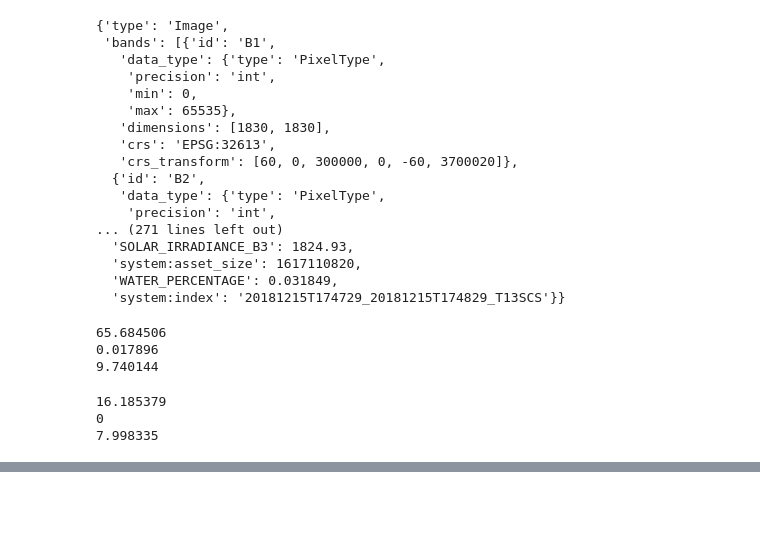
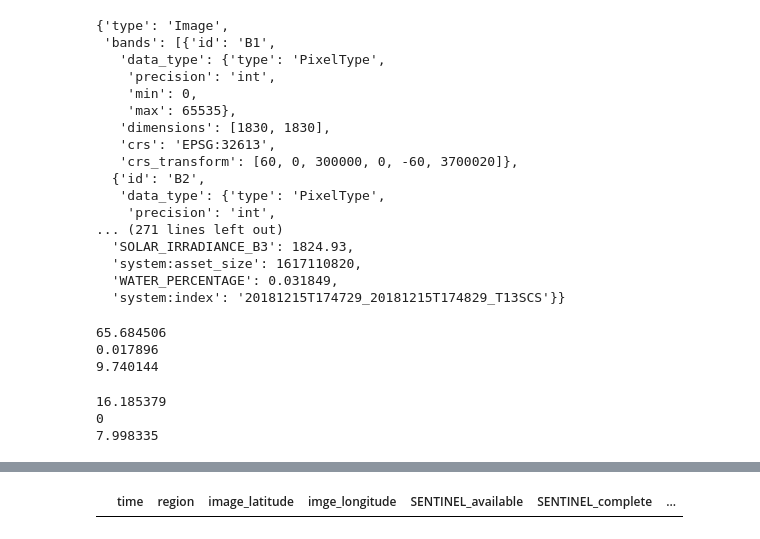
Before and after one commit to cedricmjohn/marswinds, a Jupyter notebook: notebooks/cedric_practice_dataset_generator.ipynb, the cells around one changed output, grey strips where cells are left out. Cells and saved outputs as stored; diff of their text form; code cells hidden in the pictures; blank space fills up the shorter version.

```diff
--- a/notebooks/cedric_practice_dataset_generator.ipynb
+++ b/notebooks/cedric_practice_dataset_generator.ipynb
@@ -563,0 +533,14 @@ Name: folder, dtype: int64
+# %%
+d = {"time":[],
+    "region":[],
+    "image_latitude":[],
+    "imge_longitude":[],
+     "SENTINEL_available":[],
+     "SENTINEL_complete":[],
+     "LANDSAT_available":[],
+     "LANDSAT_complete":[],
+     "file_name":[]
+    }
+pd.DataFrame.from_dict(d)
+# %% [output]
+|  | time | region | image_latitude | imge_longitude | SENTINEL_available | SENTINEL_complete | ... |
```
Also changed, not shown: parts of 33 cells of this notebook, 4 other files.
